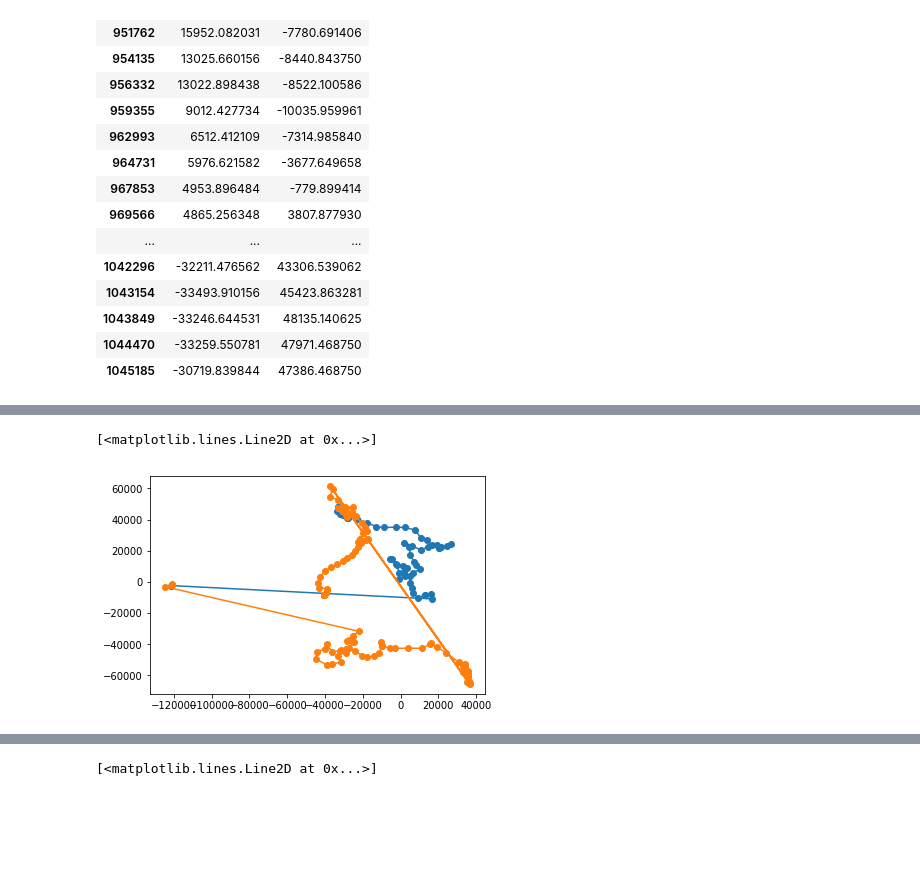
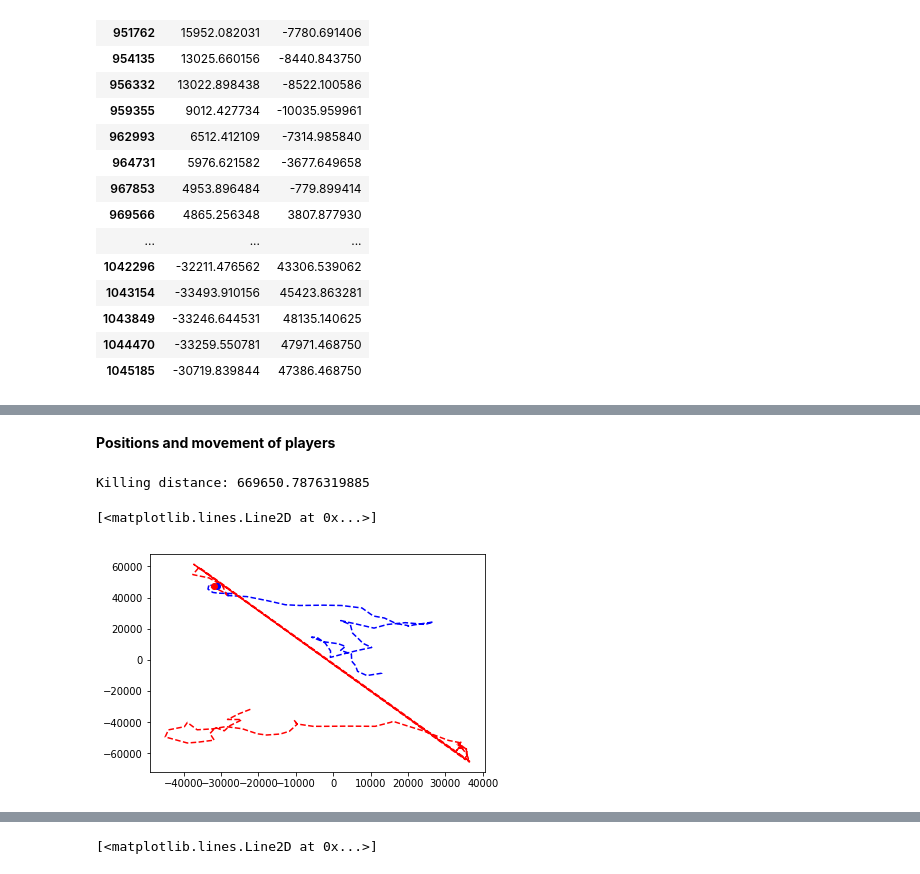
Before and after one commit to ChilledCitizen/reCoach, a Jupyter notebook: game_coach.ipynb, the cells around one changed output, grey strips where cells are left out. Drawn from its saved outputs; the diff is of its cells as text; code cells hidden in the pictures; blank space fills up the shorter version.

```diff
--- a/game_coach.ipynb
+++ b/game_coach.ipynb
@@ -326,7 +304,21 @@ last_positions_killer
-# %%
-plt.plot(np.asarray(last_positions_player)[:,0], np.asarray(last_positions_player)[:,1], '-o')
-plt.plot(np.asarray(last_positions_killer)[:,0], np.asarray(last_positions_killer)[:,1], '-o')
-# %% [output]
-[<matplotlib.lines.Line2D at 0x...>]
-[figure, removed]
+# %% [markdown]
+**Positions and movement of players**
+# %%
+# Coordinates of player and killer at the moment of kill
+coord_player = np.asarray(one_player_state_session[one_player_state_session["framenumber"] == frame_number_death][["posX", "posY"]].iloc[0])
+coord_killer = np.asarray(killer_state_session[killer_state_session["framenumber"] == frame_number_death][["posX", "posY"]].iloc[0])
+
+# Killing distance
+killing_dist = np.sum((coord_player - coord_killer) ** 2)
+print("Killing distance:", killing_dist)
+
+# Tracks of a player and a killer since start until killing
+plt.plot(np.asarray(last_positions_player)[3:,0], np.asarray(last_positions_player)[3:,1], '--', color='blue')
+plt.plot(np.asarray(last_positions_killer)[3:,0], np.asarray(last_positions_killer)[3:,1], '--', color='red')
+plt.plot(coord_player[0], coord_player[1], 'o', color='blue')
+plt.plot(coord_killer[0], coord_killer[1], 'o', color='red')
+# %% [output]
+Killing distance: 669650.7876319885
+[<matplotlib.lines.Line2D at 0x...>]
+[figure, added]
 # %%
```
Also changed, not shown: parts of 32 cells of this notebook, 1 other file.
